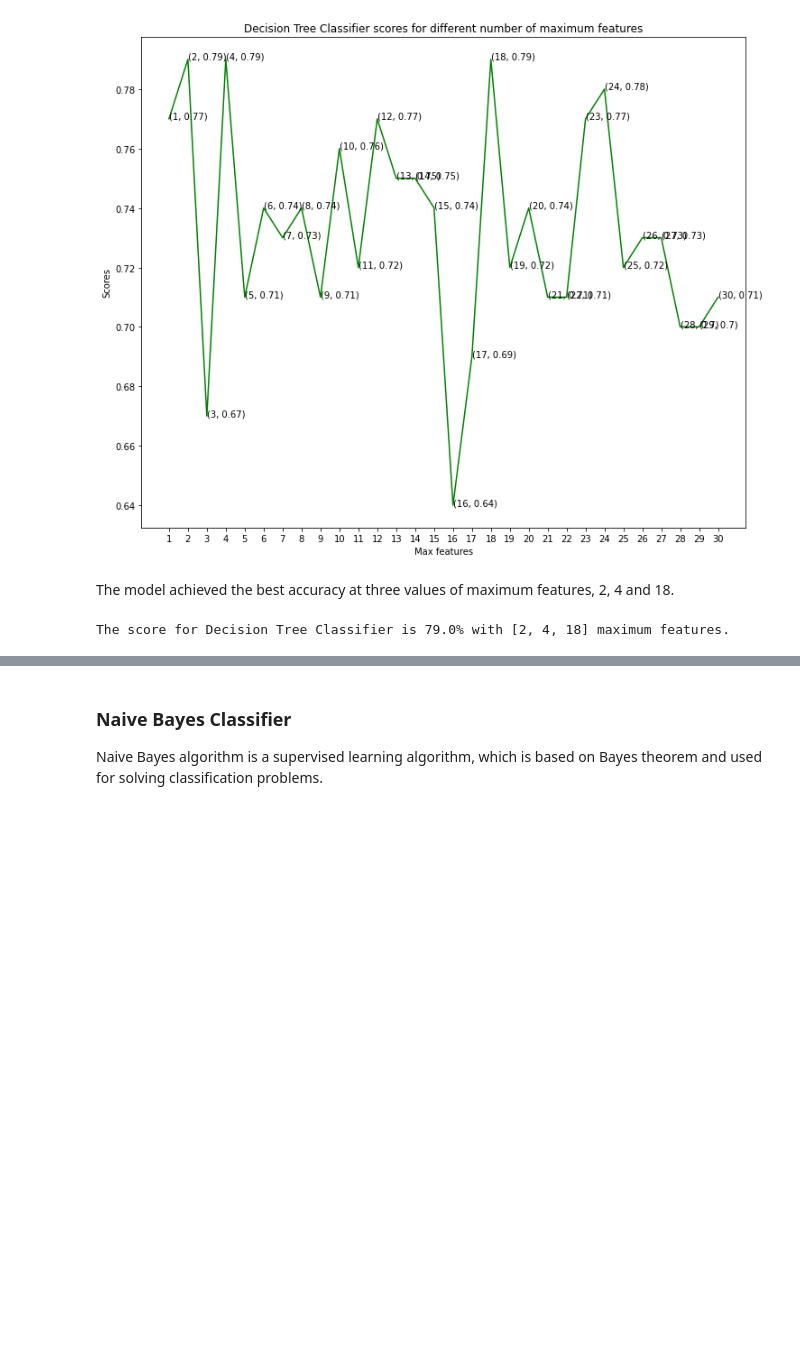
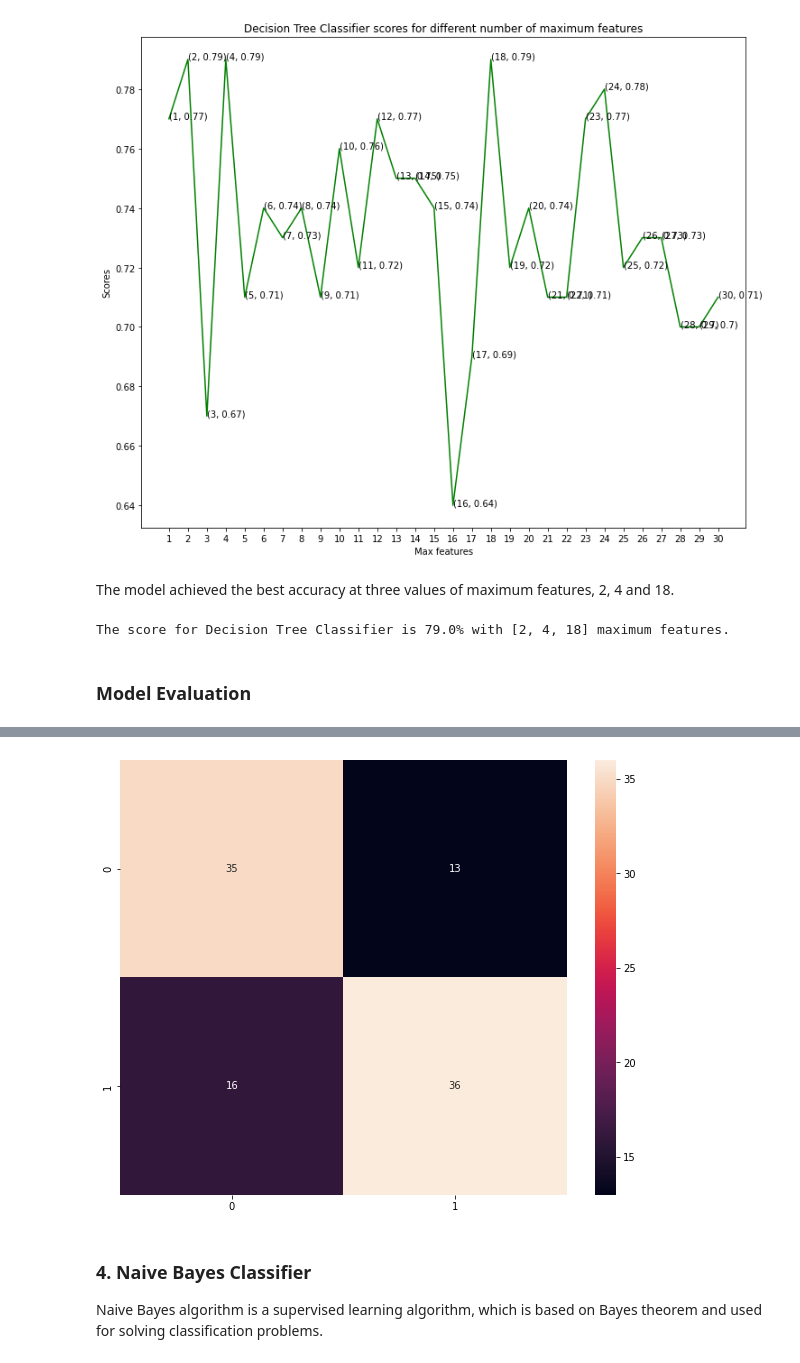
Before and after one commit to SahanaSg1729/Heart_Disease_Prediction, a Jupyter notebook: Heart_Disease_Prediction.ipynb, the cells around one changed output, grey strips where cells are left out. Drawn from its saved outputs; the diff is of its cells as text; code cells hidden in the pictures; blank space fills up the shorter version.

```diff
--- a/Heart_Disease_Prediction.ipynb
+++ b/Heart_Disease_Prediction.ipynb
@@ -413,3 +500,30 @@ The model achieved the best accuracy at three values of maximum features, 2, 4 a
 print("The score for Decision Tree Classifier is {}% with {} maximum features.".format(dt_scores[17]*100, [2,4,18]))
 # %% [output]
 The score for Decision Tree Classifier is 79.0% with [2, 4, 18] maximum features.
+# %% [markdown]
+### **Model Evaluation**
+# %%
+y_pred_dte=dt_classifier.predict(X_test)
+
+plt.figure(figsize=(10, 8))
+CM=confusion_matrix(y_test,y_pred_dte)
+sns.heatmap(CM, annot=True)
+
+TN = CM[0][0]
+FN = CM[1][0]
+TP = CM[1][1]
+FP = CM[0][1]
+specificity = TN/(TN+FP)
+loss_log = log_loss(y_test, y_pred_dte)
+acc= accuracy_score(y_test, y_pred_dte)
+roc=roc_auc_score(y_test, y_pred_dte)
+prec = precision_score(y_test, y_pred_dte)
+rec = recall_score(y_test, y_pred_dte)
+f1 = f1_score(y_test, y_pred_dte)
+
+mathew = matthews_corrcoef(y_test, y_pred_dte)
+model_results =pd.DataFrame([['Decision Tree',acc, prec,rec,specificity, f1,roc, loss_log,mathew]],
+               columns = ['Model', 'Accuracy','Precision', 'Sensitivity','Specificity', 'F1 Score','ROC','Log_Loss','mathew_corrcoef'])
+
+model_results
+# %% [output]
@@ -416,5 +532,6 @@ The score for Decision Tree Classifier is 79.0% with [2, 4, 18] maximum features
+[figure, added]
 # %% [markdown]
-### **Naive Bayes Classifier**
+### **4. Naive Bayes Classifier**
 
 Naive Bayes algorithm is a supervised learning algorithm, which is based on Bayes theorem and used for solving classification problems.
 # %%
```
Also changed, not shown: parts of 23 cells of this notebook.
